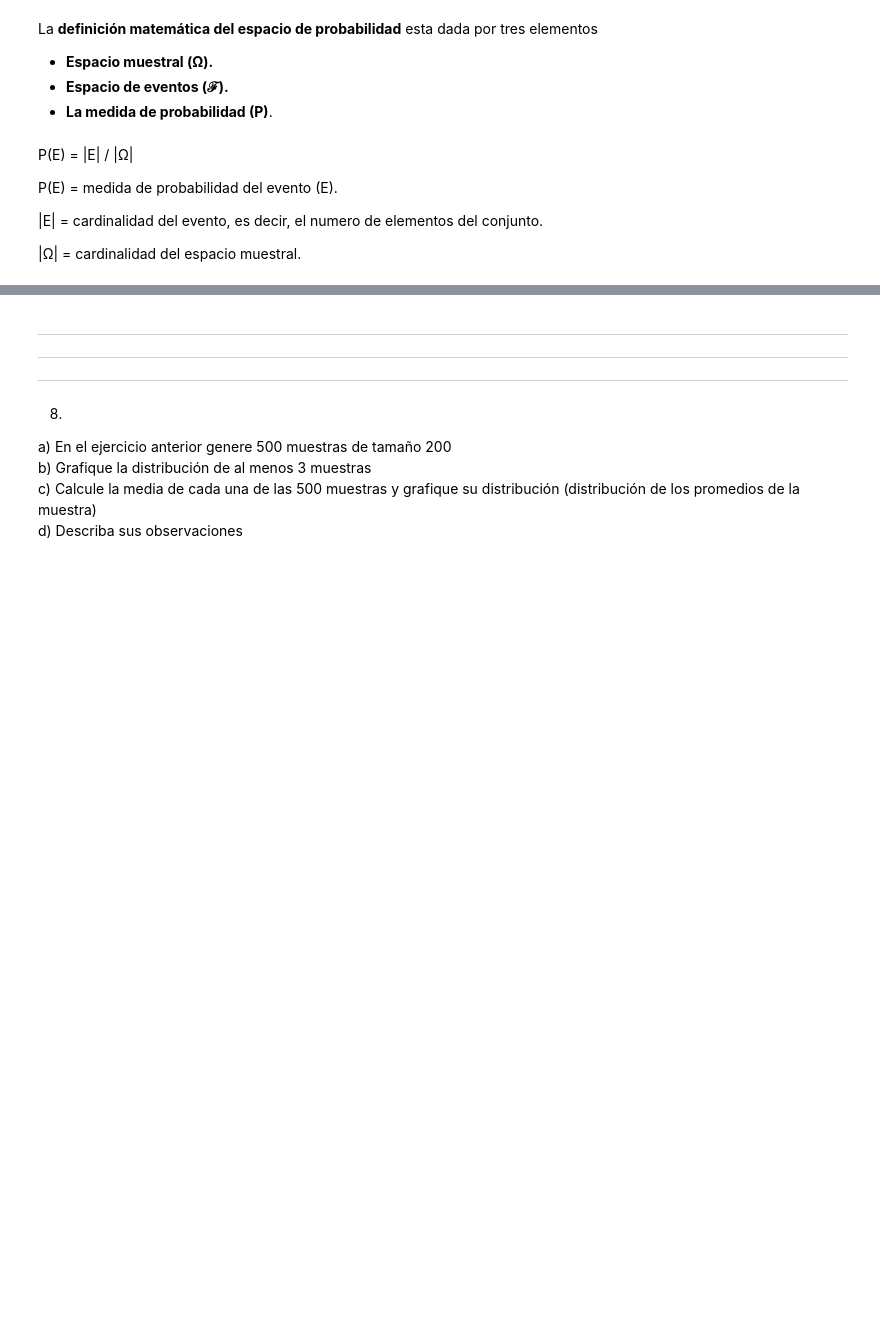
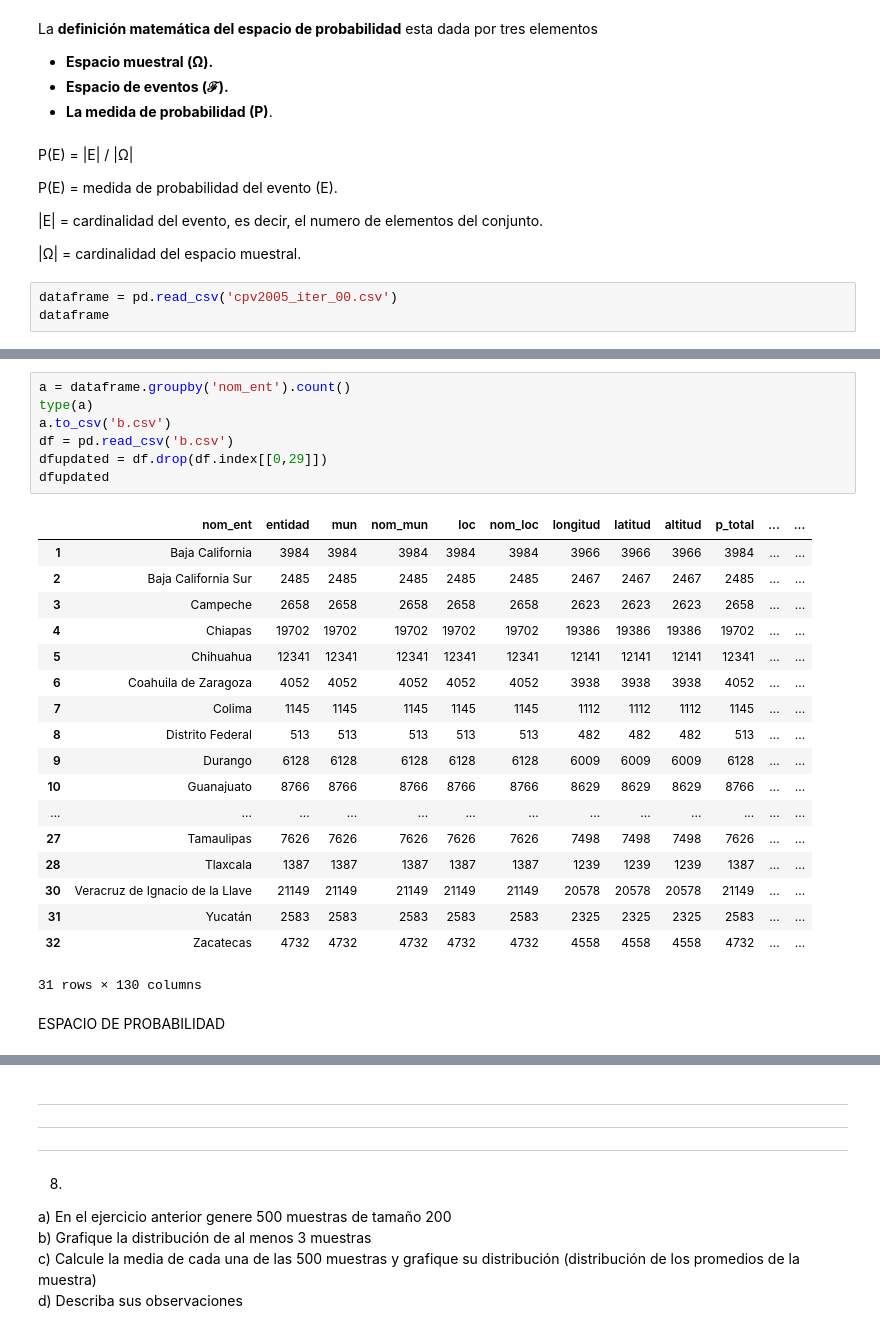
Before and after one commit to amendiolar/BuobarkiProbaEstadistica, a Jupyter notebook: ExamenAMR.ipynb, the cells around one changed output, grey strips where cells are left out. Saved outputs shown, nothing was run; the diff lists cells and outputs as text; blank space fills up the shorter version.

```diff
--- a/ExamenAMR.ipynb
+++ b/ExamenAMR.ipynb
@@ -452,3 +465,6 @@ P(E) = medida de probabilidad del evento (E).
 |E| = cardinalidad del evento, es decir, el numero de elementos del conjunto.
 
 |Ω| = cardinalidad del espacio muestral.
+# %%
+dataframe = pd.read_csv('cpv2005_iter_00.csv')
+dataframe
@@ -454,0 +485,28 @@ P(E) = medida de probabilidad del evento (E).
+# %%
+a = dataframe.groupby('nom_ent').count()
+type(a)
+a.to_csv('b.csv')
+df = pd.read_csv('b.csv')
+dfupdated = df.drop(df.index[[0,29]])
+dfupdated
+# %% [output]
+|  | nom_ent | entidad | mun | nom_mun | loc | nom_loc | longitud | latitud | altitud | p_total | ... | ... |
+| 1 | Baja California | 3984 | 3984 | 3984 | 3984 | 3984 | 3966 | 3966 | 3966 | 3984 | ... | ... |
+| 2 | Baja California Sur | 2485 | 2485 | 2485 | 2485 | 2485 | 2467 | 2467 | 2467 | 2485 | ... | ... |
+| 3 | Campeche | 2658 | 2658 | 2658 | 2658 | 2658 | 2623 | 2623 | 2623 | 2658 | ... | ... |
+| 4 | Chiapas | 19702 | 19702 | 19702 | 19702 | 19702 | 19386 | 19386 | 19386 | 19702 | ... | ... |
+| 5 | Chihuahua | 12341 | 12341 | 12341 | 12341 | 12341 | 12141 | 12141 | 12141 | 12341 | ... | ... |
+| 6 | Coahuila de Zaragoza | 4052 | 4052 | 4052 | 4052 | 4052 | 3938 | 3938 | 3938 | 4052 | ... | ... |
+| 7 | Colima | 1145 | 1145 | 1145 | 1145 | 1145 | 1112 | 1112 | 1112 | 1145 | ... | ... |
+| 8 | Distrito Federal | 513 | 513 | 513 | 513 | 513 | 482 | 482 | 482 | 513 | ... | ... |
+| 9 | Durango | 6128 | 6128 | 6128 | 6128 | 6128 | 6009 | 6009 | 6009 | 6128 | ... | ... |
+| 10 | Guanajuato | 8766 | 8766 | 8766 | 8766 | 8766 | 8629 | 8629 | 8629 | 8766 | ... | ... |
+| ... | ... | ... | ... | ... | ... | ... | ... | ... | ... | ... | ... | ... |
+| 27 | Tamaulipas | 7626 | 7626 | 7626 | 7626 | 7626 | 7498 | 7498 | 7498 | 7626 | ... | ... |
+| 28 | Tlaxcala | 1387 | 1387 | 1387 | 1387 | 1387 | 1239 | 1239 | 1239 | 1387 | ... | ... |
+| 30 | Veracruz de Ignacio de la Llave | 21149 | 21149 | 21149 | 21149 | 21149 | 20578 | 20578 | 20578 | 21149 | ... | ... |
+| 31 | Yucatán | 2583 | 2583 | 2583 | 2583 | 2583 | 2325 | 2325 | 2325 | 2583 | ... | ... |
+| 32 | Zacatecas | 4732 | 4732 | 4732 | 4732 | 4732 | 4558 | 4558 | 4558 | 4732 | ... | ... |
+31 rows × 130 columns
+# %% [markdown]
+ESPACIO DE PROBABILIDAD
```
Also changed, not shown: parts of 26 cells of this notebook, 16 other files.
